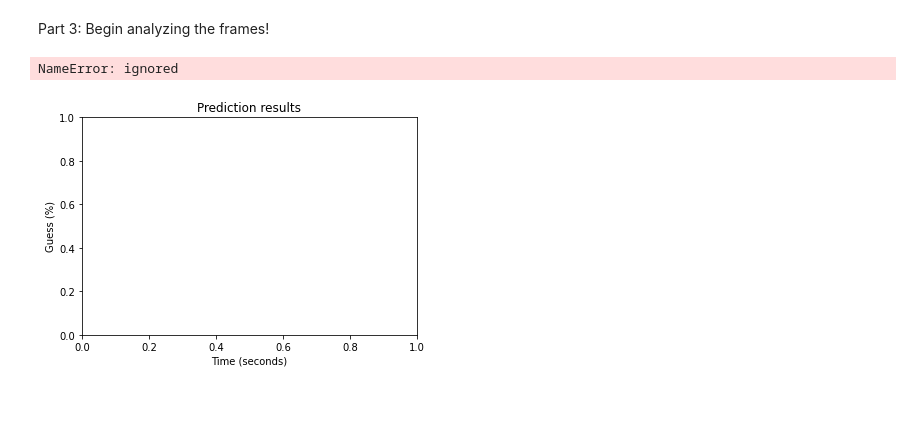
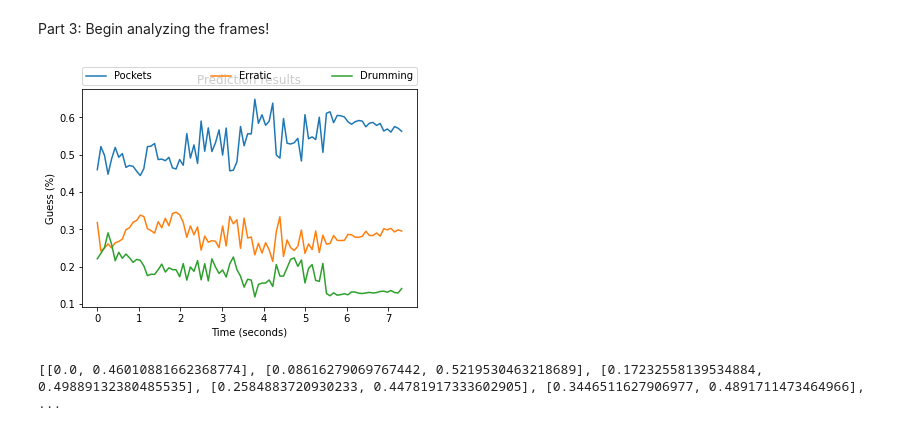
Before and after one commit to qindav/NNRecognition, a Jupyter notebook: process.ipynb, the cells around one changed output. Saved outputs shown, nothing was run; the diff lists cells and outputs as text; code cells hidden in the pictures; blank space fills up the shorter version.

```diff
--- a/process.ipynb
+++ b/process.ipynb
@@ -35,4 +39,4 @@ drumming1.MP4  drumming2.MP4  erratic1.MP4  pockets1.MP4  random.MP4
 # %%
-videoFile = ""
+videoFile = "drumming2.MP4"
 # The input function doesn't seem to work on colab, manually editing the file name for now.
 # input(videoFile)
@@ -64,7 +66,9 @@ base_model = VGG16(weights='imagenet', include_top=False)
 model = Sequential()
 model.add(Dense(1000, activation='relu', input_shape=(25088,)))
 model.add(Dropout(0.5))
-model.add(Dense(500, activation='relu'))
+model.add(Dense(600, activation='relu'))
+model.add(Dropout(0.5))
+model.add(Dense(300, activation='relu'))
 model.add(Dropout(0.5))
 model.add(Dense(100, activation='relu'))
 model.add(Dropout(0.5))
@@ -96,23 +104,25 @@ timestamps = np.arange(0.0, clip.duration, clip.duration/(len(prediction)))
 
 # Get prediction values here
 prediction = prediction.transpose()
-pockets = prediction[2]
+pockets = prediction[0]
 erratic = prediction[1]
-drumming = prediction[0]
+drumming = prediction[2]
 # %%
 # Plot here!
 plt.title('Prediction results')
 plt.xlabel('Time (seconds)')
 plt.ylabel('Guess (%)')
 
-plt.plot(timestamps, pockets)
-plt.plot(timestamps, erratic)
-plt.plot(timestamps, drumming)
+plt.plot(timestamps, pockets, label="Pockets")
+plt.plot(timestamps, erratic, label="Erratic")
+plt.plot(timestamps, drumming, label="Drumming")
+
+plt.legend(bbox_to_anchor=(0., 1.02, 1., .102), loc='lower left',
+           ncol=3, mode="expand", borderaxespad=0.)
 
 plt.savefig(videoFile.split('.')[0] + '_Predictions.png')
 # %% [output]
-NameError: ignored
-[figure, old version]
+[figure, new version]
 # %%
 # Creates the json here!
 import json
@@ -128,3 +138,5 @@ print(data1)
 dicttemp = {'pockets':data1,'erratic':data2,'drumming':data3}
 with open(videoFile.split('.')[0] + '_data.json', 'w') as f:
     json.dump(dicttemp, f)
+# %% [output]
+[[0.0, 0.46010881662368774], [0.08616279069767442, 0.5219530463218689], [0.17232558139534884, 0.49889132380485535], [0.2584883720930233, 0.44781917333602905], [0.3446511627906977, 0.4891711473464966], ...
```
Also changed, not shown: parts of 5 cells of this notebook.
